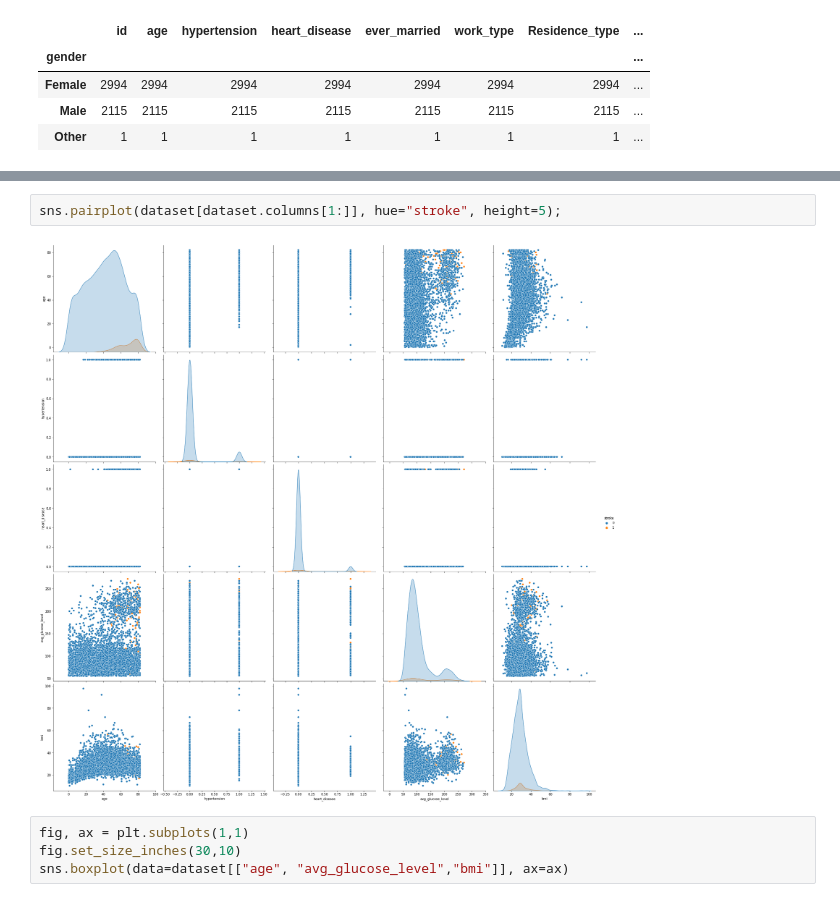
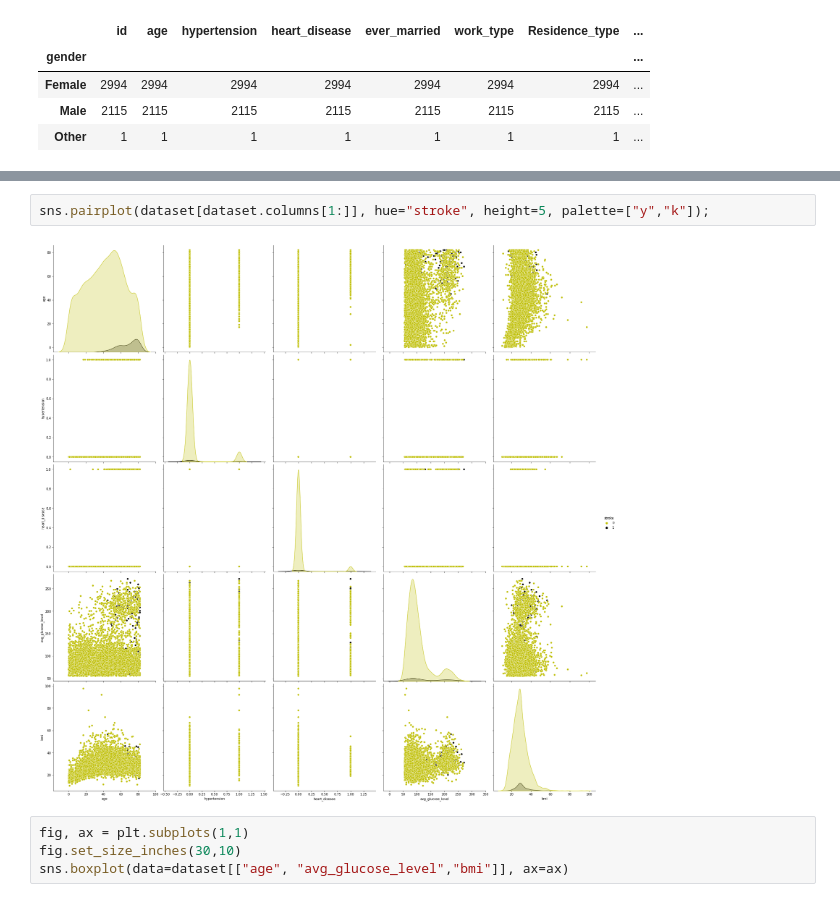
Before and after one commit to Requiem98/FDS-FinalProject, a Jupyter notebook: main.ipynb, the cells around one changed output, grey strips where cells are left out. Saved outputs shown, nothing was run; the diff lists cells and outputs as text.

```diff
--- a/main.ipynb
+++ b/main.ipynb
@@ -128,7 +219,7 @@ sns.heatmap(dataset[dataset.columns[1:]].corr());
 # %%
-sns.pairplot(dataset[dataset.columns[1:]], hue="stroke", height=5);
+sns.pairplot(dataset[dataset.columns[1:]], hue="stroke", height=5, palette=["y","k"]);
 # %% [output]
-[figure, old version]
+[figure, new version]
 # %%
 fig, ax = plt.subplots(1,1)
 fig.set_size_inches(30,10)
```
Also changed, not shown: parts of 43 cells of this notebook, 4 other files.
